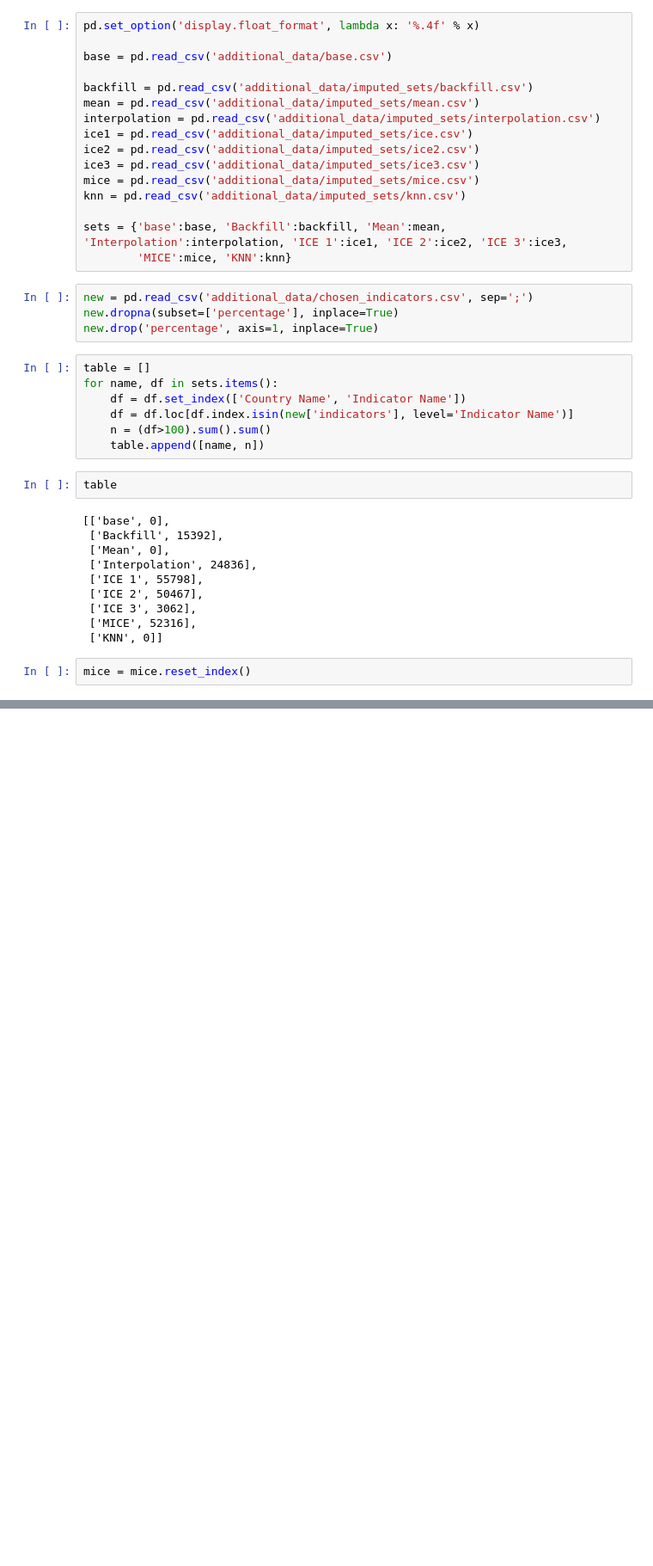
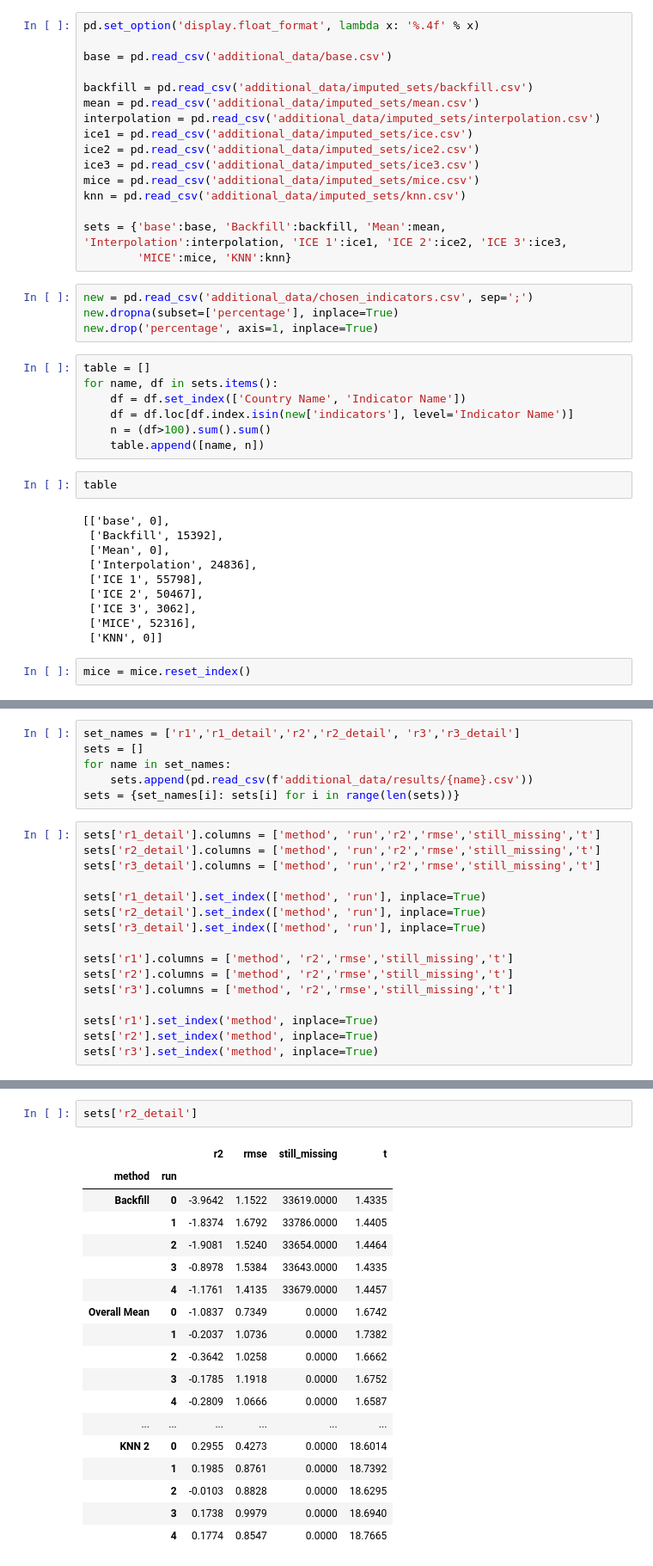
Before and after one commit to MarieFlatow/BA_weltbank, a Jupyter notebook: 06_evaluating_imputed_sets.ipynb, the cells around one changed output, grey strips where cells are left out. Shown: that part at 86% size. Saved outputs shown, nothing was run; the diff lists cells and outputs as text; blank space fills up the shorter version.

```diff
--- a/06_evaluating_imputed_sets.ipynb
+++ b/06_evaluating_imputed_sets.ipynb
@@ -132,0 +133,22 @@ plt.savefig('figures/density_phyicians')
+# %%
+set_names = ['r1','r1_detail','r2','r2_detail', 'r3','r3_detail']
+sets = []
+for name in set_names:
+    sets.append(pd.read_csv(f'additional_data/results/{name}.csv'))
+sets = {set_names[i]: sets[i] for i in range(len(sets))}
+# %%
+sets['r1_detail'].columns = ['method', 'run','r2','rmse','still_missing','t']
+sets['r2_detail'].columns = ['method', 'run','r2','rmse','still_missing','t']
+sets['r3_detail'].columns = ['method', 'run','r2','rmse','still_missing','t']
+
+sets['r1_detail'].set_index(['method', 'run'], inplace=True)
+sets['r2_detail'].set_index(['method', 'run'], inplace=True)
+sets['r3_detail'].set_index(['method', 'run'], inplace=True)
+
+sets['r1'].columns = ['method', 'r2','rmse','still_missing','t']
+sets['r2'].columns = ['method', 'r2','rmse','still_missing','t']
+sets['r3'].columns = ['method', 'r2','rmse','still_missing','t']
+
+sets['r1'].set_index('method', inplace=True)
+sets['r2'].set_index('method', inplace=True)
+sets['r3'].set_index('method', inplace=True)
@@ -132,0 +206,21 @@ plt.savefig('figures/density_phyicians')
+# %%
+sets['r2_detail']
+# %% [output]
+|  |  | r2 | rmse | still_missing | t |
+| method | run |  |  |  |  |
+| Backfill | 0 | -3.9642 | 1.1522 | 33619.0000 | 1.4335 |
+|  | 1 | -1.8374 | 1.6792 | 33786.0000 | 1.4405 |
+|  | 2 | -1.9081 | 1.5240 | 33654.0000 | 1.4464 |
+|  | 3 | -0.8978 | 1.5384 | 33643.0000 | 1.4335 |
+|  | 4 | -1.1761 | 1.4135 | 33679.0000 | 1.4457 |
+| Overall Mean | 0 | -1.0837 | 0.7349 | 0.0000 | 1.6742 |
+|  | 1 | -0.2037 | 1.0736 | 0.0000 | 1.7382 |
+|  | 2 | -0.3642 | 1.0258 | 0.0000 | 1.6662 |
+|  | 3 | -0.1785 | 1.1918 | 0.0000 | 1.6752 |
+|  | 4 | -0.2809 | 1.0666 | 0.0000 | 1.6587 |
+| ... | ... | ... | ... | ... | ... |
+| KNN 2 | 0 | 0.2955 | 0.4273 | 0.0000 | 18.6014 |
+|  | 1 | 0.1985 | 0.8761 | 0.0000 | 18.7392 |
+|  | 2 | -0.0103 | 0.8828 | 0.0000 | 18.6295 |
+|  | 3 | 0.1738 | 0.9979 | 0.0000 | 18.6940 |
+|  | 4 | 0.1774 | 0.8547 | 0.0000 | 18.7665 |
```
Also changed, not shown: parts of 6 cells of this notebook, 3 other files.
